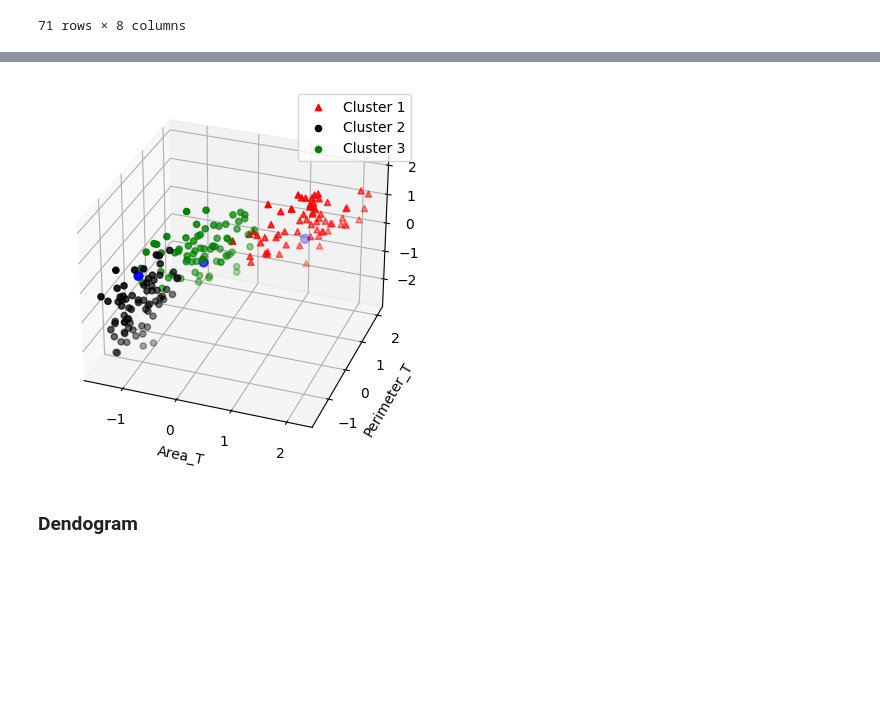
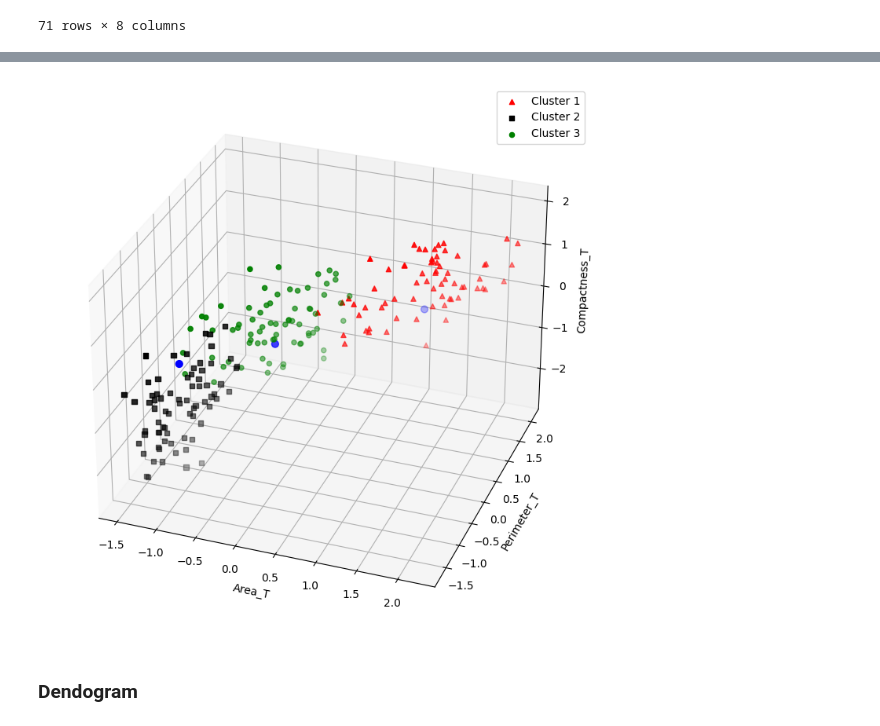
Before and after one commit to primojavier/Azure_Deep, a Jupyter notebook: Warehouses_Cluster.ipynb, the cells around one changed output, grey strips where cells are left out. Saved outputs shown, nothing was run; the diff lists cells and outputs as text; code cells hidden in the pictures; blank space fills up the shorter version.

```diff
--- a/Warehouses_Cluster.ipynb
+++ b/Warehouses_Cluster.ipynb
@@ -363,24 +374,24 @@ plt.show()
 # %%
 # Display the clusters
 import numpy as np
 from mpl_toolkits.mplot3d import axes3d
 
-fig = plt.figure()
+fig = plt.figure(figsize=(10,9))
 kplot = fig.add_subplot(projection='3d')
 
 # Data for three-dimensional scattered points
 kplot.view_init(elev=30, azim=-70)
 kplot.scatter3D(data1.area_T, data1.perimeter_T, data1.compactness_T,  c='red', label = 'Cluster 1', marker='^')
-kplot.scatter3D(data2.area_T, data2.perimeter_T, data2.compactness_T,  c ='black', label = 'Cluster 2')
+kplot.scatter3D(data2.area_T, data2.perimeter_T, data2.compactness_T,  c ='black', label = 'Cluster 2', marker='s')
 kplot.scatter3D(data3.area_T, data3.perimeter_T, data3.compactness_T,  c ='green', label = 'Cluster 3')
 kplot.set_xlabel('Area_T')
 kplot.set_ylabel('Perimeter_T')
 kplot.set_zlabel('Compactness_T', rotation=150)
 plt.scatter(kmeans.cluster_centers_[:,0], kmeans.cluster_centers_[:,1], color = 'blue', s = 40)
 plt.legend()
 plt.show()
 # %% [output]
-[figure, old version]
+[figure, new version]
 # %% [markdown]
 ### Dendogram
 # %%
```
Also changed, not shown: parts of 10 cells of this notebook.
